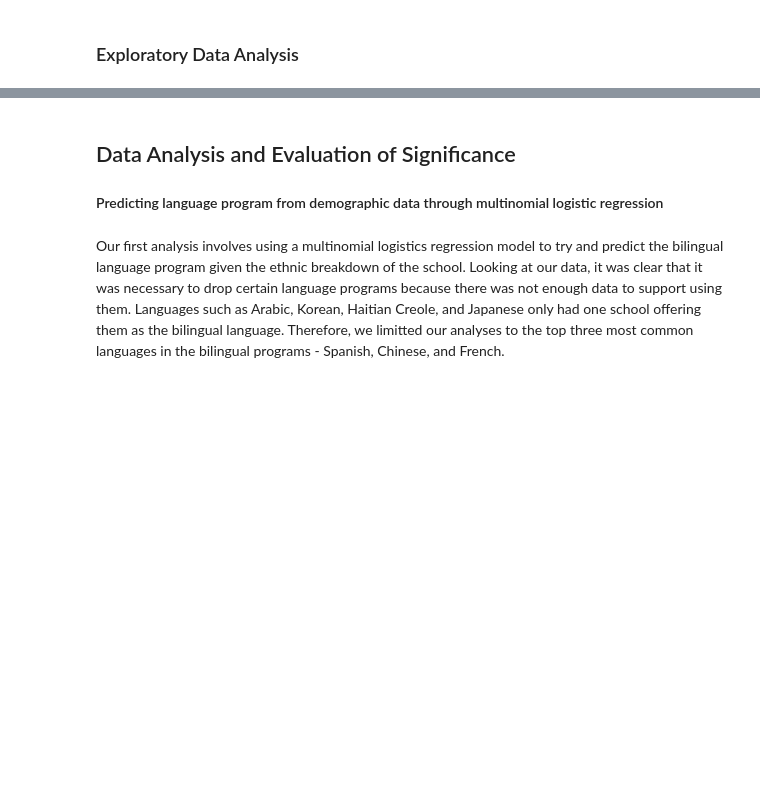
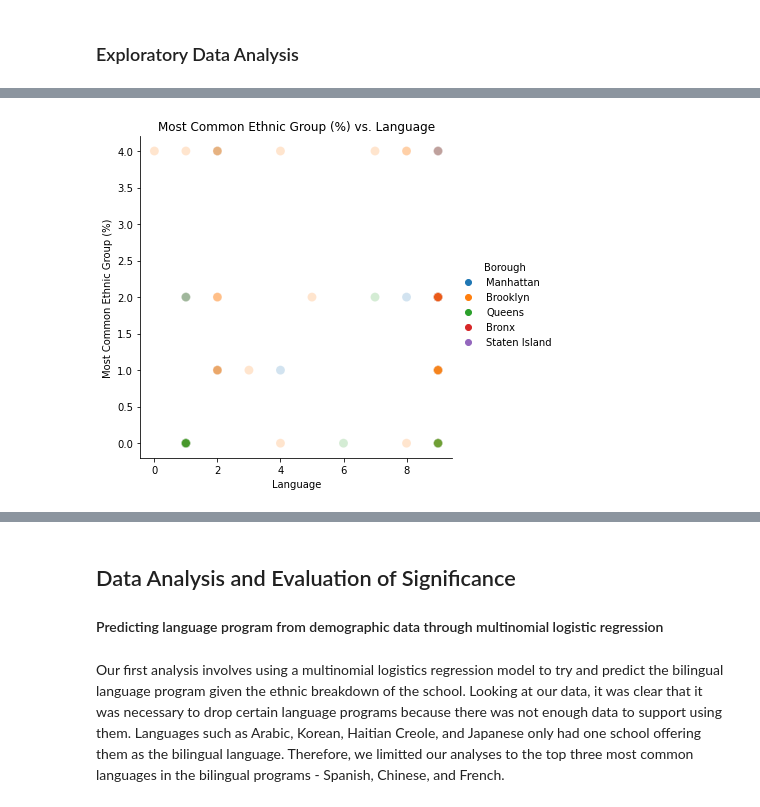
Before and after one commit to gaby-chu/info2950, a Jupyter notebook: project/academic_data.ipynb, the cells around one changed output, grey strips where cells are left out. Drawn from its saved outputs; the diff is of its cells as text; code cells hidden in the pictures; blank space fills up the shorter version.

```diff
--- a/project/academic_data.ipynb
+++ b/project/academic_data.ipynb
@@ -15,0 +312,17 @@ bilingual_demographic_data.to_csv('bilingual_demographic-data.csv', index=False)
+# %%
+clustering = KMeans(n_clusters = 12)
+
+# execute the KMeans algorithm
+clustering.fit(full_data[["language_number", "ethnicity_number"]])
+
+
+sns.relplot(x="language_number", y="ethnicity_number", hue="Borough",
+            data=full_data, s=80, alpha=0.2);
+plt.xlabel('Language')
+plt.ylabel('Most Common Ethnic Group (%)')
+plt.title('Most Common Ethnic Group (%) vs. Language')
+plt.show()
+
+# so pretty :') –– but does not show clustering correctly, maybe because we have discrete/binary instead of continuous points :(
+# %% [output]
+[figure, added]
```
Also changed, not shown: parts of 35 cells of this notebook, 1 other file.
